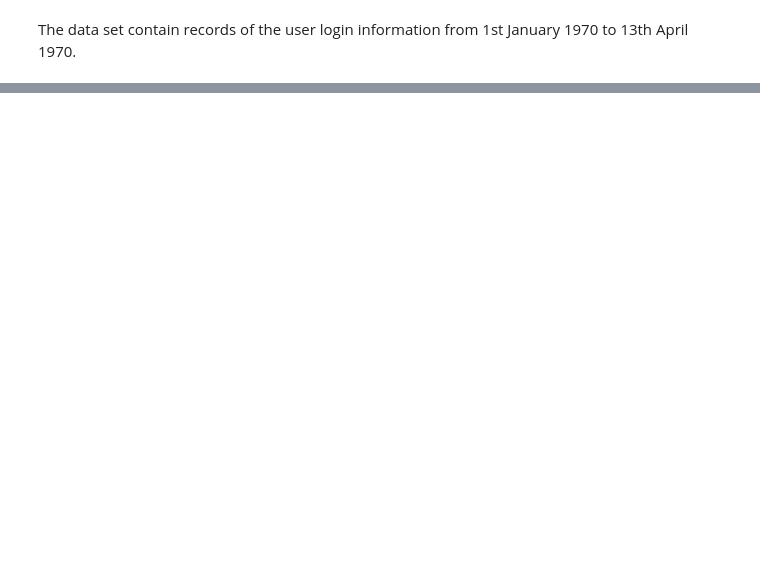
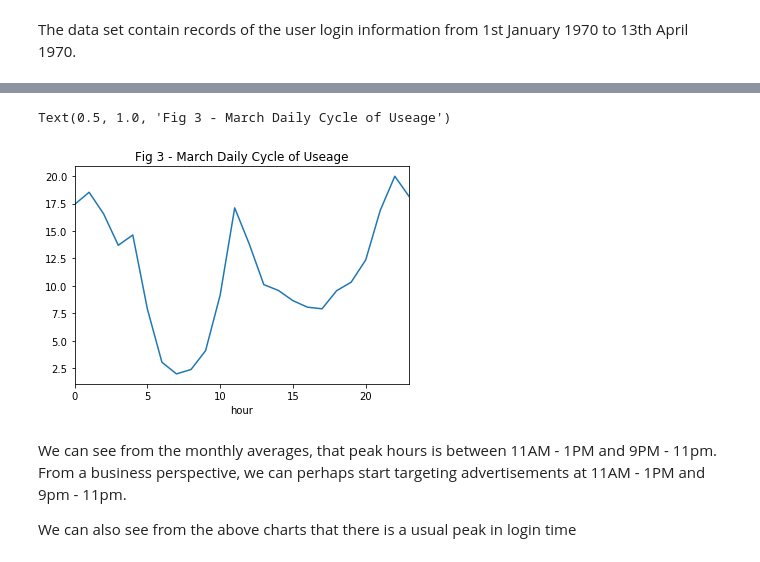
Before and after one commit to BhaskarCS/Springboard, a Jupyter notebook: ultimate_challenge/Part 1 - Exploratory data analysis.ipynb, the cells around one changed output, grey strips where cells are left out. Drawn from its saved outputs; the diff is of its cells as text; code cells hidden in the pictures; blank space fills up the shorter version.

```diff
--- a/ultimate_challenge/Part 1 - Exploratory data analysis.ipynb
+++ b/ultimate_challenge/Part 1 - Exploratory data analysis.ipynb
@@ -319,0 +82,10 @@ From our analysis, we can observe the following trends from the 4 months 15-minu
+# %%
+march_hour = march_hourly['count'].plot()
+march_hour.set_title('Fig 3 - March Daily Cycle of Useage')
+# %% [output]
+Text(0.5, 1.0, 'Fig 3 - March Daily Cycle of Useage')
+[figure, added]
+# %% [markdown]
+We can see from the monthly averages, that peak hours is between 11AM - 1PM and 9PM - 11pm. From a business perspective, we can perhaps start targeting advertisements at 11AM - 1PM and 9pm - 11pm.
+
+We can also see from the above charts that there is a usual peak in login time
```
Also changed, not shown: parts of 46 cells of this notebook, 1 other file.
